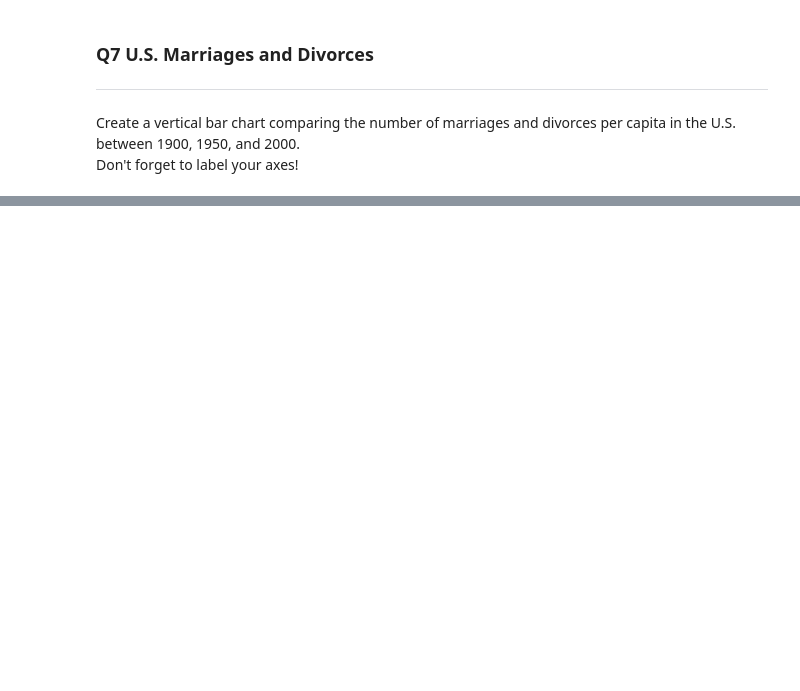
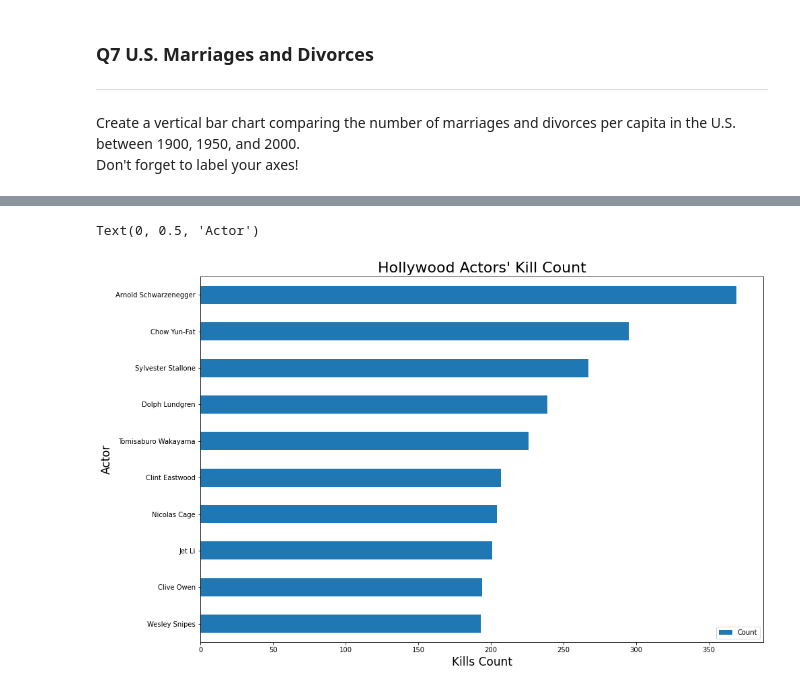
Before and after one commit to 200501409-rkp/RaviKant.Pujari.BDAT1004PS3, a Jupyter notebook: Problem Set 3.ipynb, the cells around one changed output, grey strips where cells are left out. Drawn from its saved outputs; the diff is of its cells as text; code cells hidden in the pictures; blank space fills up the shorter version.

```diff
--- a/Problem Set 3.ipynb
+++ b/Problem Set 3.ipynb
@@ -793,0 +1074,14 @@ plt.ylabel('Actor', color = 'k', fontsize = 17)
+# %%
+df = pd.read_csv('actor_kill_counts.csv')
+
+sorted_df = df.sort_values("Count", ascending = True)
+
+sorted_df.plot.barh(x='Actor', y='Count')
+
+plt.title('Hollywood Actors\' Kill Count', fontsize=22)
+
+plt.xlabel('Kills Count', color = 'k', fontsize = 17)
+plt.ylabel('Actor', color = 'k', fontsize = 17)
+# %% [output]
+Text(0, 0.5, 'Actor')
+[figure, added]
```
Also changed, not shown: parts of 46 cells of this notebook.
